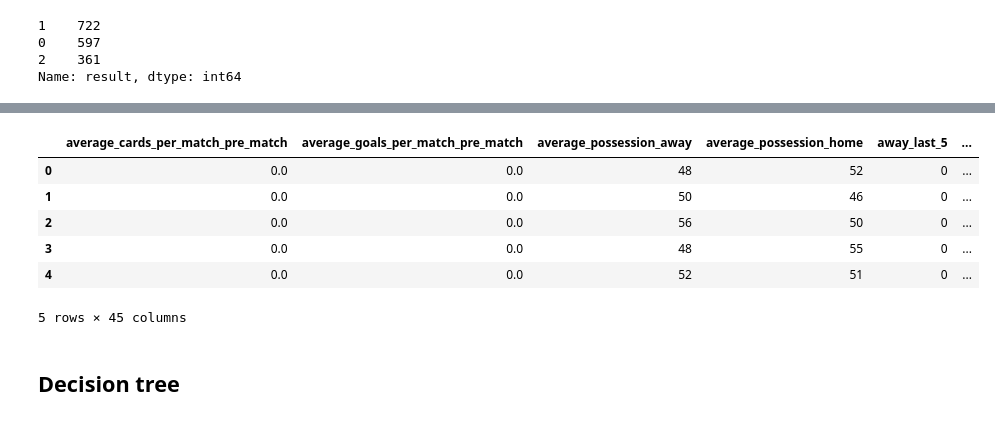
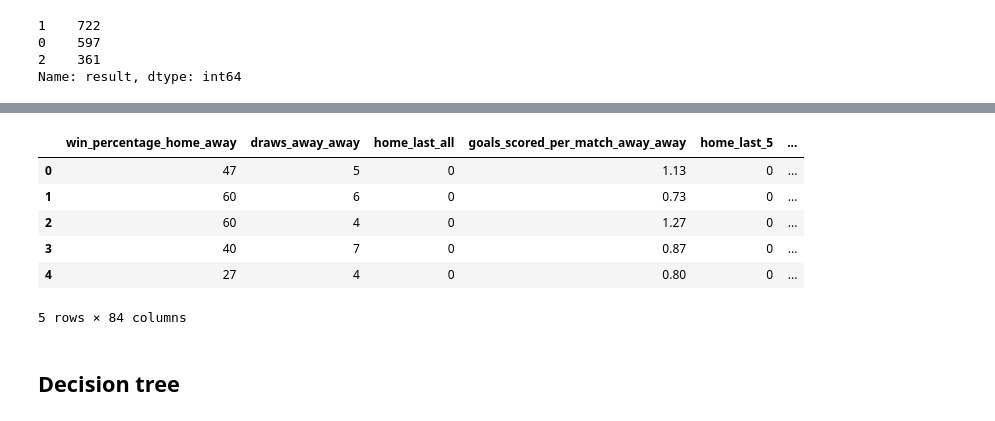
Before and after one commit to melfaiz/BotolaAspro, a Jupyter notebook: Forecasting_Botola.ipynb, the cells around one changed output, grey strips where cells are left out. Cells and saved outputs as stored; diff of their text form; code cells hidden in the pictures.

```diff
--- a/Forecasting_Botola.ipynb
+++ b/Forecasting_Botola.ipynb
@@ -92,4 +92,6 @@ Index(['index', 'timestamp', 'date_GMT', 'status', 'attendance',
       dtype='object')
 # %%
 matches_columns = ['date_GMT', 'season', 'status', 'home_team_name', 'away_team_name','home_team_goal_count','away_team_goal_count','average_goals_per_match_pre_match','average_cards_per_match_pre_match', 'stadium_name']
+
+matches_columns = list(set(matches_columns))
 data_matches = data_matches[matches_columns]
@@ -341,0 +300,26 @@ len(learning_columns)
+# %%
+learning_columns = list(set(list(data.columns)))
+
+new_features = [
+
+ 'away_last_5',
+ 'away_last_all',
+ 'away_wins_vs',
+
+ 'draws_vs',
+
+ 'home_last_5',
+ 'home_last_all',
+ 'home_wins_vs',
+
+
+ 'result',
+]
+
+learning_columns = learning_columns + new_features
+
+learning_columns = list(set(learning_columns))
+
+learning_columns =   [ col for col in learning_columns if col not in ['away_team_name','home_team_name','common_name_away', 'common_name_home', 'common_name_home', 'common_name_home','stadium_name','stadium_name','status','date_GMT','home_team_goal_count','away_team_goal_count']  ]
+
+list(learning_columns)
@@ -342,21 +344,25 @@ len(learning_columns)
 # %%
 data_learning = data[data.status == 'complete']
 data_learning = data_learning[learning_columns]
 
 data_learning = data_learning.dropna()
 
+
+# data_learning = data_learning[ data_learning.result != 0]
+targets = ['draw','home','away']
+
 X = data_learning.drop(['result'],1)
 y = data_learning.result
 
 X.head()
 # %% [output]
-|  | average_cards_per_match_pre_match | average_goals_per_match_pre_match | average_possession_away | average_possession_home | away_last_5 | ... |
-| 0 | 0.0 | 0.0 | 48 | 52 | 0 | ... |
-| 1 | 0.0 | 0.0 | 50 | 46 | 0 | ... |
-| 2 | 0.0 | 0.0 | 56 | 50 | 0 | ... |
-| 3 | 0.0 | 0.0 | 48 | 55 | 0 | ... |
-| 4 | 0.0 | 0.0 | 52 | 51 | 0 | ... |
+|  | win_percentage_home_away | draws_away_away | home_last_all | goals_scored_per_match_away_away | home_last_5 | ... |
+| 0 | 47 | 5 | 0 | 1.13 | 0 | ... |
+| 1 | 60 | 6 | 0 | 0.73 | 0 | ... |
+| 2 | 60 | 4 | 0 | 1.27 | 0 | ... |
+| 3 | 40 | 7 | 0 | 0.87 | 0 | ... |
+| 4 | 27 | 4 | 0 | 0.80 | 0 | ... |
-5 rows × 45 columns
+5 rows × 84 columns
 # %% [markdown]
 ## Decision tree
 # %%
```
Also changed, not shown: parts of 39 cells of this notebook, 1 other file.
